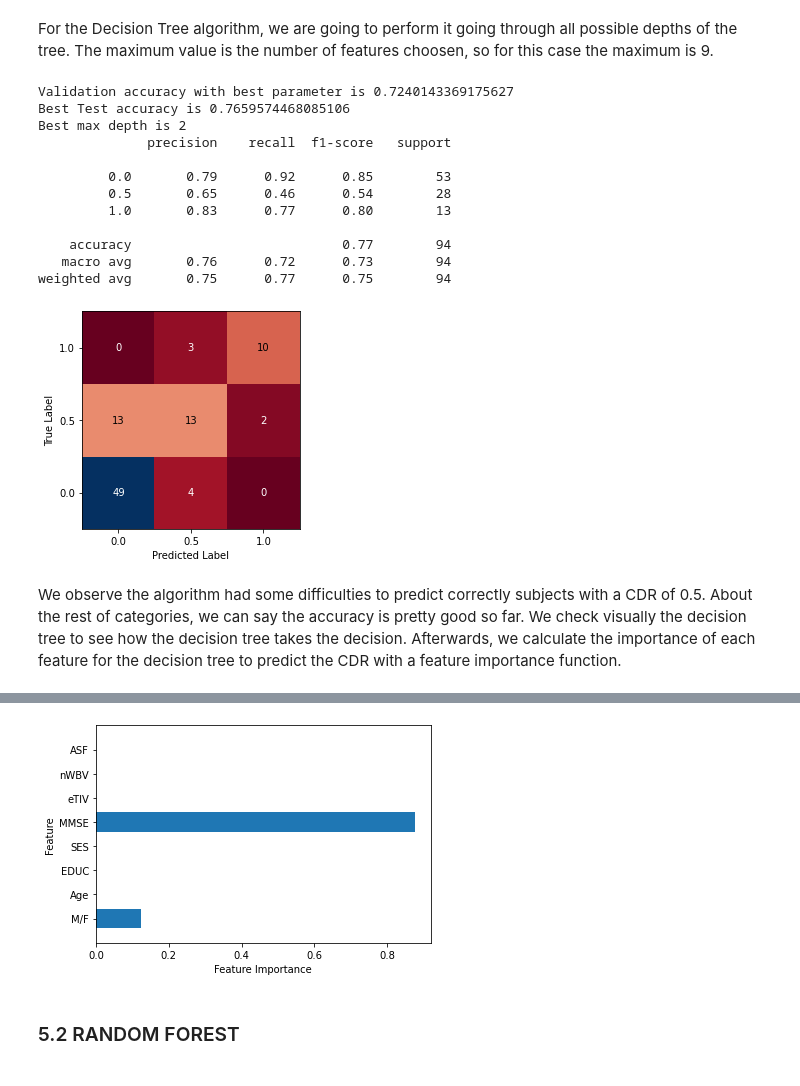
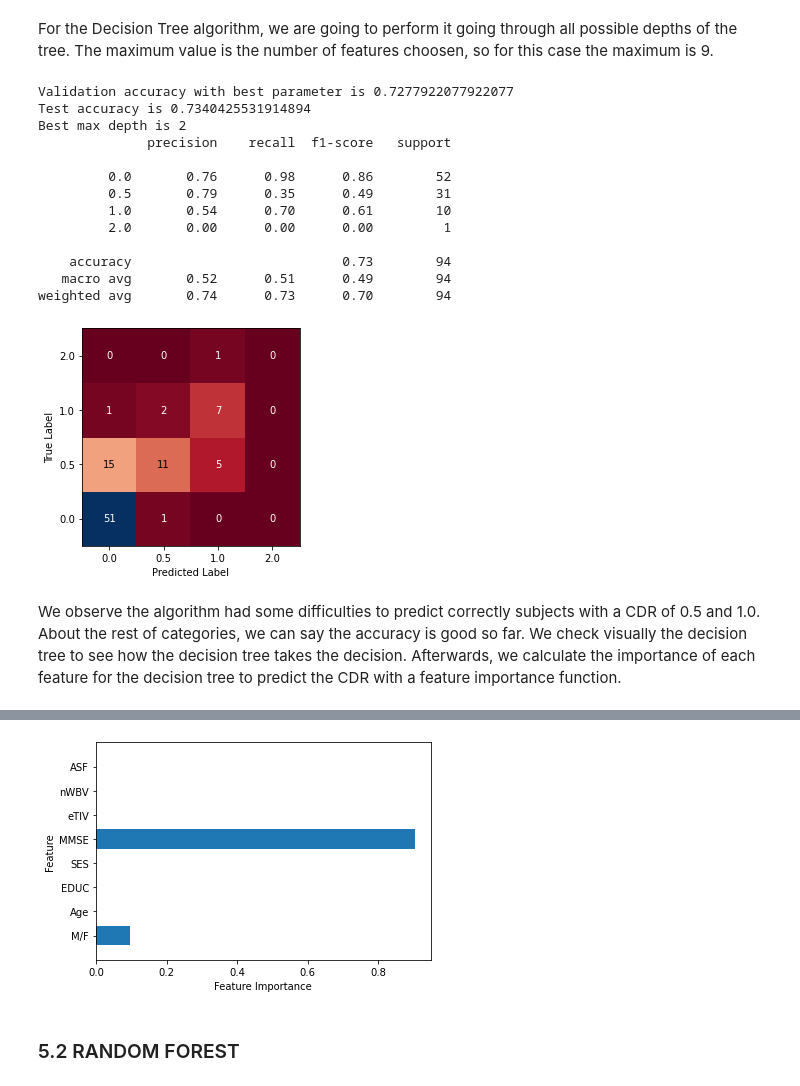
Before and after one commit to rrolra/Early-Alzheimer-Detection, a Jupyter notebook: PFM_Ricardo_Roldan.ipynb, the cells around one changed output, grey strips where cells are left out. Cells and saved outputs as stored; diff of their text form; code cells hidden in the pictures.

```diff
--- a/PFM_Ricardo_Roldan.ipynb
+++ b/PFM_Ricardo_Roldan.ipynb
@@ -281,7 +285,7 @@ df_target = df['CDR'].values
 df_data =  df[['M/F', 'Age', 'EDUC', 'SES', 'MMSE', 'eTIV', 'nWBV', 'ASF']].values
 
 #Split dataset
-X_train, X_test, Y_train, Y_test = train_test_split(df_data, df_target, random_state=0)
+X_train, X_test, Y_train, Y_test = train_test_split(df_data, df_target, stratify=df_target, random_state=0)
 
 #Scale the dataset
 mean_on_train = X_train.mean(axis=0)
@@ -307,63 +315,64 @@ from sklearn.model_selection import cross_val_score
 import mglearn
 from sklearn.metrics import classification_report
 
+
 #Create empty list for appending accuracy results
 results = []
 
 #Initialize best_score variable
 best_score = 0
 
 #Number of kfolds for the cross-validation
-kfolds=3
+kfolds = 5
 
 #Decision Tree algorithm where different maxdepth values are tested
 for maxdepth in range(1,10):
 
-        tree = DecisionTreeClassifier(max_depth=maxdepth, random_state=34)
+        tree = DecisionTreeClassifier(max_depth=maxdepth, random_state=1000)
         scores = cross_val_score(tree, X_train, Y_train, cv=kfolds, scoring='accuracy')
         score = np.mean(scores)
-        SelectedDTModel = DecisionTreeClassifier(max_depth=maxdepth).fit(X_train, Y_train)
-        test_score = SelectedDTModel.score(X_test, Y_test)
 
         #Check if the test score is better than current best score and variables update
-        if test_score > best_score:
-            best_score = test_score
+        if score > best_score:
+            best_score = score
             best_parameter = maxdepth
-            best_valid = score
-            PredictedOutput = SelectedDTModel.predict(X_test)
-            SelectedDTModel_best = DecisionTreeClassifier(max_depth=best_parameter).fit(X_train, Y_train)
 
-print("Validation accuracy with best parameter is", best_valid)
-print("Best Test accuracy is", best_score)
+SelectedDTModel = DecisionTreeClassifier(max_depth=best_parameter).fit(X_train, Y_train)
+test_score = SelectedDTModel.score(X_test, Y_test)
+PredictedOutput = SelectedDTModel.predict(X_test)
+
+print("Validation accuracy with best parameter is", best_score)
+print("Test accuracy is", test_score)
 print("Best max depth is", best_parameter)
 
 #Create and plot the confusion matrix
 scores_images = mglearn.tools.heatmap(confusion_matrix(Y_test, PredictedOutput), xlabel="Predicted Label",
-                                      ylabel="True Label", xticklabels=["0.0", "0.5", "1.0"],
-                                       yticklabels=["0.0", "0.5", "1.0"], cmap="RdBu", fmt="%d")
+                                      ylabel="True Label", xticklabels=["0.0", "0.5", "1.0","2.0"],
+                                       yticklabels=["0.0", "0.5", "1.0","2.0"], cmap="RdBu", fmt="%d")
 
 #Print of results report
 print(classification_report(Y_test, PredictedOutput))
 
 #Append the results to the list
 model = 'Decision Tree'
-results.append([model, best_valid, best_score])
+results.append([model, best_score, test_score])
 # %% [output]
-Validation accuracy with best parameter is 0.7240143369175627
-Best Test accuracy is 0.7659574468085106
+Validation accuracy with best parameter is 0.7277922077922077
+Test accuracy is 0.7340425531914894
 Best max depth is 2
               precision    recall  f1-score   support
 
-         0.0       0.79      0.92      0.85        53
-         0.5       0.65      0.46      0.54        28
-         1.0       0.83      0.77      0.80        13
+         0.0       0.76      0.98      0.86        52
+         0.5       0.79      0.35      0.49        31
+         1.0       0.54      0.70      0.61        10
+         2.0       0.00      0.00      0.00         1
 
-    accuracy                           0.77        94
-   macro avg       0.76      0.72      0.73        94
-weighted avg       0.75      0.77      0.75        94
+    accuracy                           0.73        94
+   macro avg       0.52      0.51      0.49        94
+weighted avg       0.74      0.73      0.70        94
-[figure, old version]
+[figure, new version]
 # %% [markdown]
-We observe the algorithm had some difficulties to predict correctly subjects with a CDR of 0.5. About the rest of categories, we can say the accuracy is pretty good so far. We check visually the decision tree to see how the decision tree takes the decision. Afterwards, we calculate the importance of each feature for the decision tree to predict the CDR with a feature importance function.
+We observe the algorithm had some difficulties to predict correctly subjects with a CDR of 0.5 and 1.0. About the rest of categories, we can say the accuracy is good so far. We check visually the decision tree to see how the decision tree takes the decision. Afterwards, we calculate the importance of each feature for the decision tree to predict the CDR with a feature importance function.
 # %%
 #Import necessary libraries for plotting the decision tree
 from sklearn.tree import export_graphviz
@@ -388,9 +397,9 @@ def plot_feature_importances(model):
     plt.ylabel("Feature")
     plt.ylim(-1, n_features)
 
-plot_feature_importances(SelectedDTModel_best)
+plot_feature_importances(SelectedDTModel)
 # %% [output]
-[figure, old version]
+[figure, new version]
 # %% [markdown]
 ### 5.2 RANDOM FOREST
 # %% [markdown]
```
Also changed, not shown: parts of 20 cells of this notebook.
